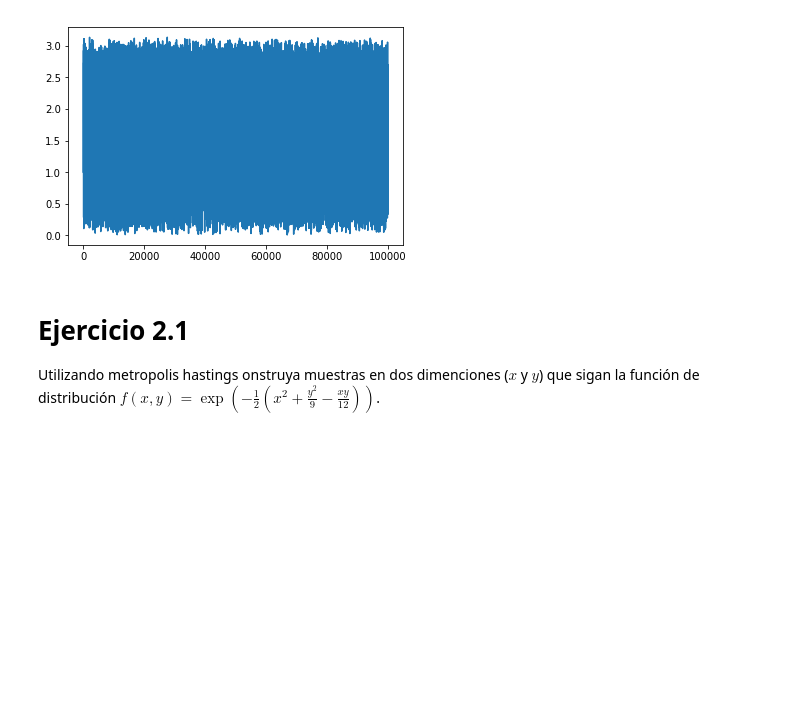
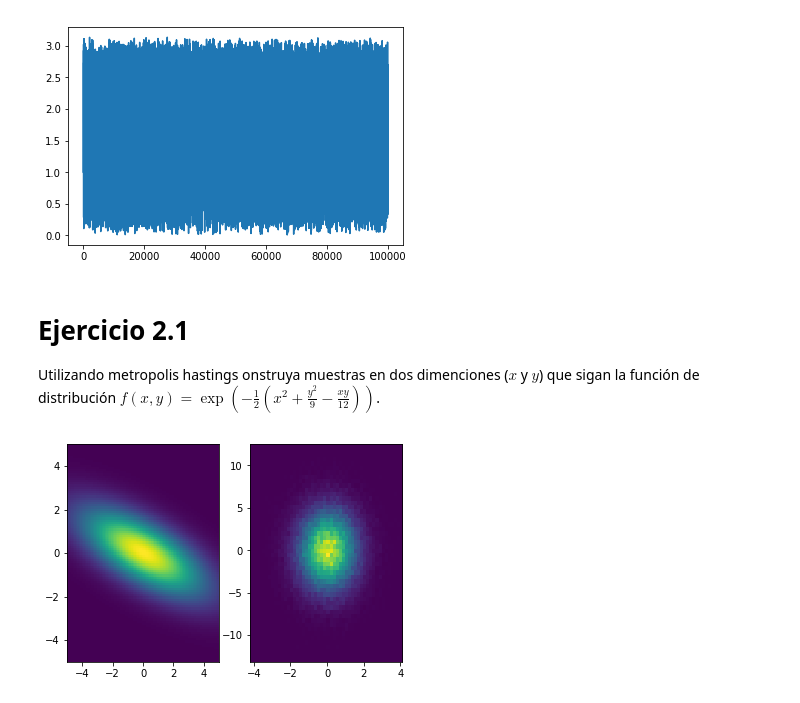
Before and after one commit to ComputoCienciasUniandes/MetodosComputacionalesAvanzados, a Jupyter notebook: secciones/05.MCMC/02_MetropolisHastings.ipynb, the cells around one changed output. Drawn from its saved outputs; the diff is of its cells as text; code cells hidden in the pictures; blank space fills up the shorter version.

```diff
--- a/secciones/05.MCMC/02_MetropolisHastings.ipynb
+++ b/secciones/05.MCMC/02_MetropolisHastings.ipynb
@@ -139,3 +139,26 @@ plt.plot(lista)
 
 Utilizando metropolis hastings onstruya muestras en dos dimenciones ($x$ y $y$)
 que sigan la función de distribución $f(x,y)=\exp\left( -\frac{1}{2}(x^2 + \frac{y^2}{9} - \frac{xy}{12}) \right)$.
+# %%
+def dens(x, y):
+    return np.exp(-0.5*(x**2/4 + y**2 +x*y/1.5))
+
+# Genera puntos sobre una grid
+x_line = np.linspace(-5,5,100)
+y_line = np.linspace(-5,5,100)
+x_grid, y_grid = np.meshgrid(x_line, y_line)
+z_grid = dens(x_grid, y_grid)
+
+# Genera lista de puntos
+x_lista = np.random.normal(size=N)
+y_lista = np.random.normal(scale=3.0, size=N)
+
+fig, (ax0, ax1) = plt.subplots(1,2)
+
+# grafica los puntos de la grid
+im = ax0.pcolormesh(x_grid, y_grid, z_grid)
+
+# grafica el histograma bidimensional a partir de la lista de puntos
+_ = plt.hist2d(x_lista, y_lista, bins=50)
+# %% [output]
+[figure, added]
```
